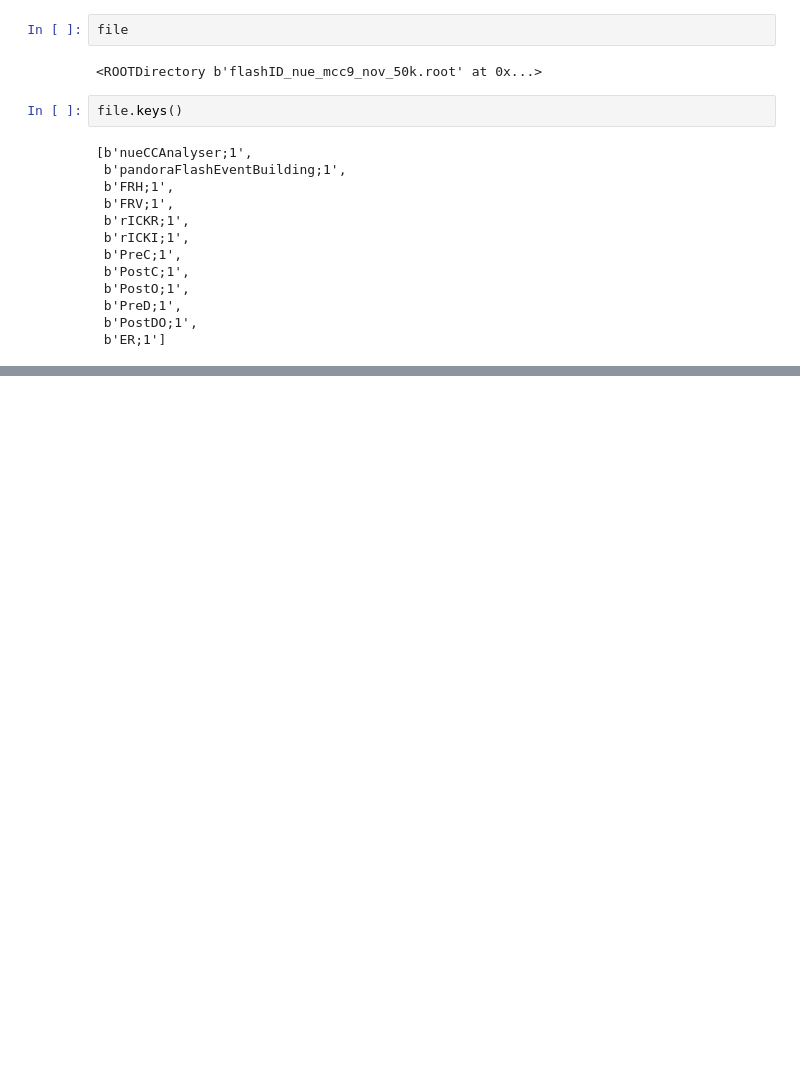
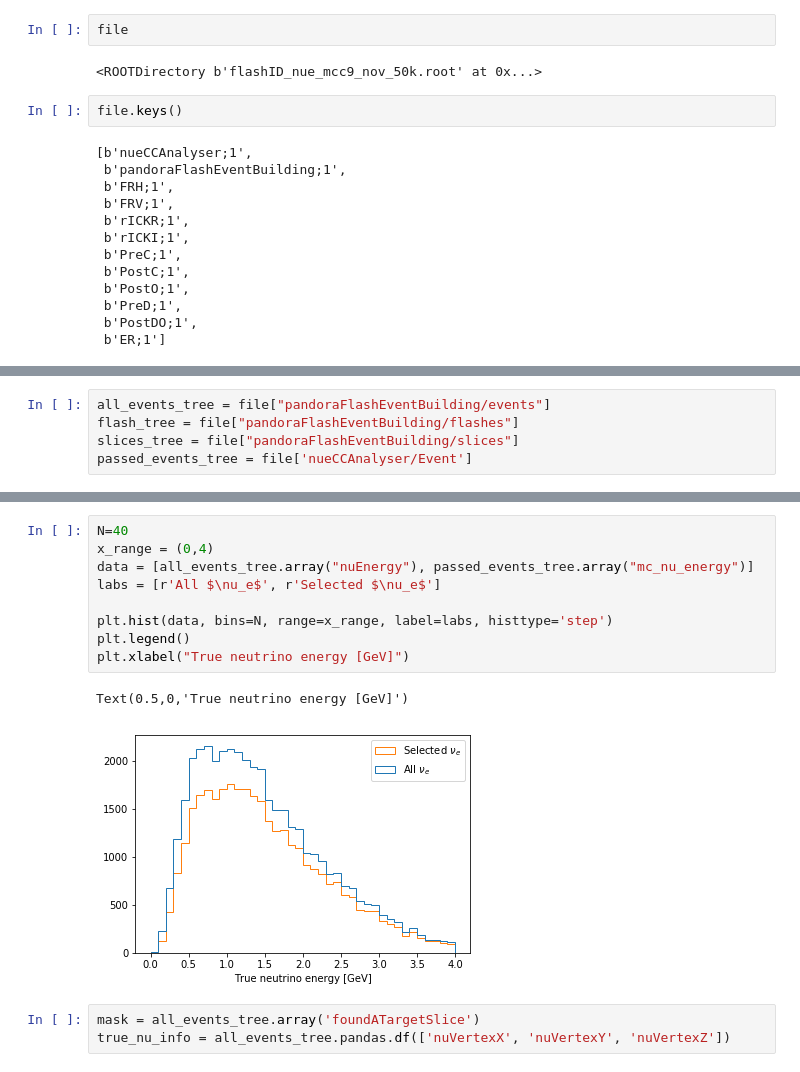
Before and after one commit to Wouter-VDP/ROOTinPython, a Jupyter notebook: ROOTinPython.ipynb, the cells around one changed output, grey strips where cells are left out. Saved outputs shown, nothing was run; the diff lists cells and outputs as text; blank space fills up the shorter version.

```diff
--- a/ROOTinPython.ipynb
+++ b/ROOTinPython.ipynb
@@ -63,0 +72,5 @@ file.keys()
+# %%
+all_events_tree = file["pandoraFlashEventBuilding/events"]
+flash_tree = file["pandoraFlashEventBuilding/flashes"]
+slices_tree = file["pandoraFlashEventBuilding/slices"]
+passed_events_tree = file['nueCCAnalyser/Event']
@@ -63,0 +140,15 @@ file.keys()
+# %%
+N=40
+x_range = (0,4)
+data = [all_events_tree.array("nuEnergy"), passed_events_tree.array("mc_nu_energy")]
+labs = [r'All $\nu_e$', r'Selected $\nu_e$']
+
+plt.hist(data, bins=N, range=x_range, label=labs, histtype='step')
+plt.legend()
+plt.xlabel("True neutrino energy [GeV]")
+# %% [output]
+Text(0.5,0,'True neutrino energy [GeV]')
+[figure, added]
+# %%
+mask = all_events_tree.array('foundATargetSlice')
+true_nu_info = all_events_tree.pandas.df(['nuVertexX', 'nuVertexY', 'nuVertexZ'])
```
Also changed, not shown: parts of 26 cells of this notebook.
